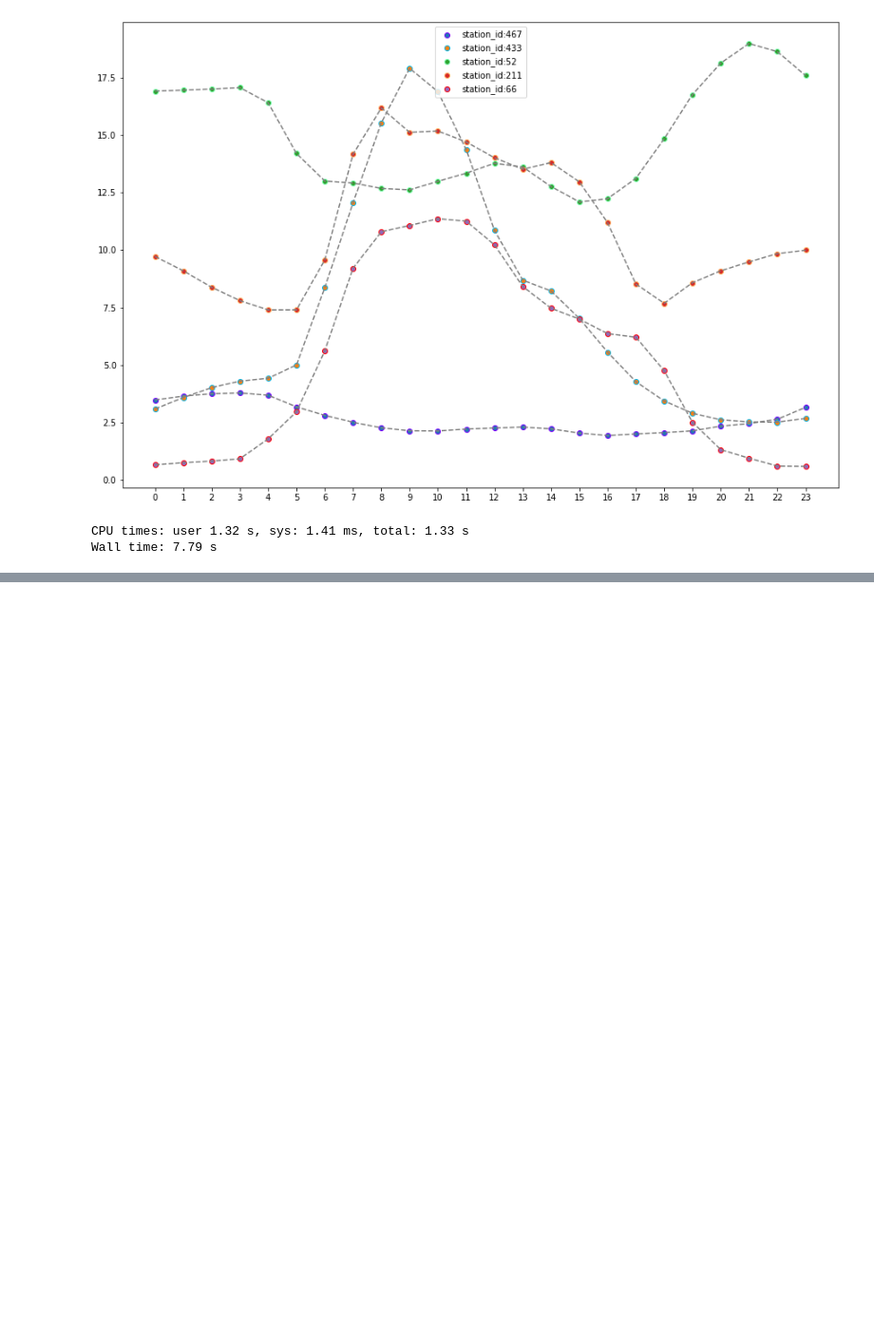
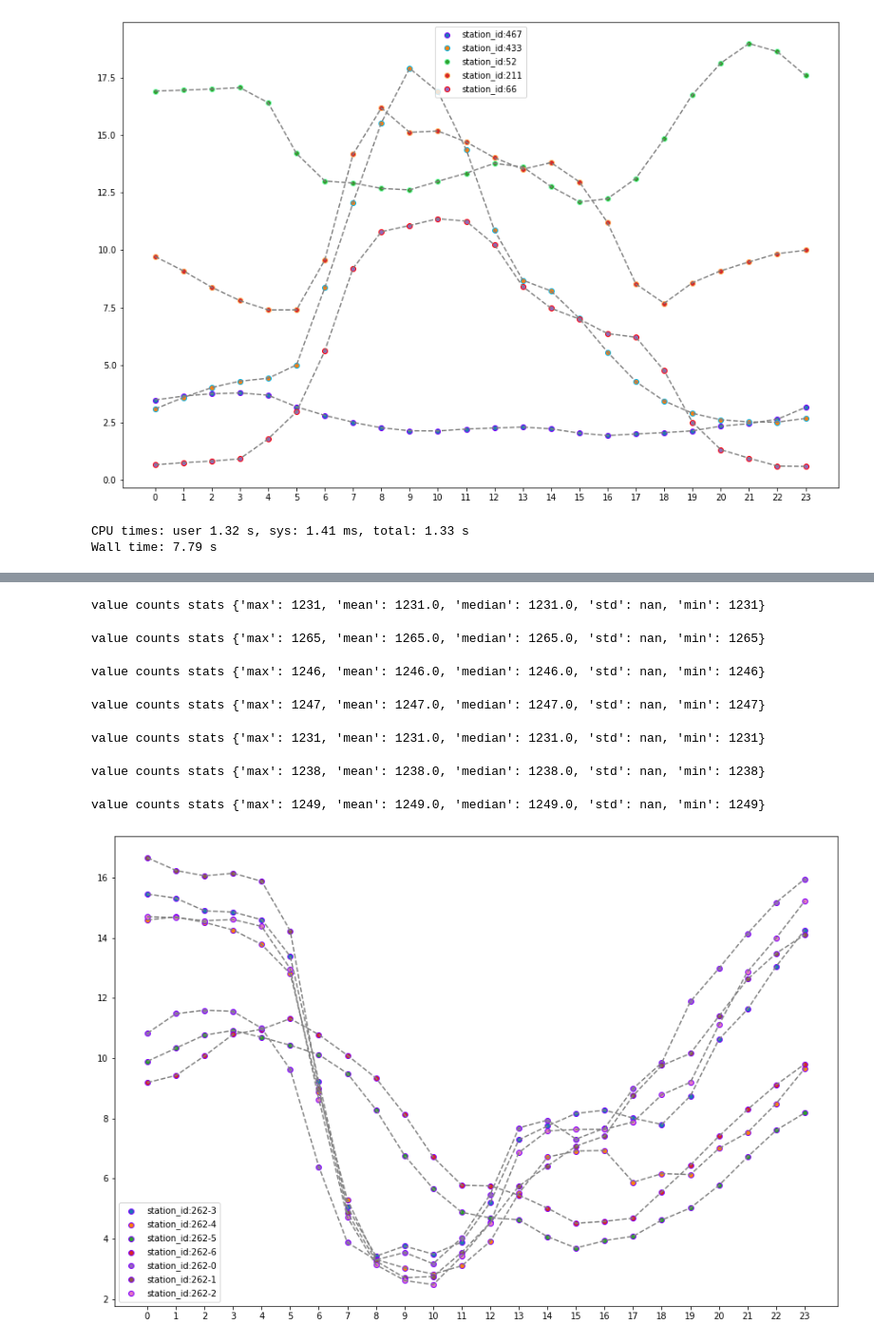
Before and after one commit to or1ol/CaptstoneProject, a Jupyter notebook: 2021_code/ScriptDataExploring.ipynb, the cells around one changed output, grey strips where cells are left out. Shown at 95% size. Cells and saved outputs as stored; diff of their text form; code cells hidden in the pictures; blank space fills up the shorter version.

```diff
--- a/2021_code/ScriptDataExploring.ipynb
+++ b/2021_code/ScriptDataExploring.ipynb
@@ -540,0 +582,32 @@ Wall time: 9.22 s
+# %%
+%%time
+
+station_of_interest = 262
+
+for dayaofweek in uniques['dayofweek_last_updated_date']:
+
+    data_of_interest = data[2021][(data[2021].dayofweek_last_updated_date == dayaofweek) & (data[2021].station_id == station_of_interest)]
+
+    scatter_columns(
+        data_of_interest,
+        'hour_last_updated_date',
+        'num_bikes_available',
+        'station_id',
+        tail=False,
+        xticks=np.asarray(uniques['hour_last_updated_date']),
+        figsize=(15,10),
+        count=1,
+        label=f'{dayaofweek}'
+    )
+
+#plt.legend(uniques['dayofweek_last_updated_date']) # keys.astype(np.int)
+plt.show()
+# %% [output]
+value counts stats {'max': 1231, 'mean': 1231.0, 'median': 1231.0, 'std': nan, 'min': 1231}
+value counts stats {'max': 1265, 'mean': 1265.0, 'median': 1265.0, 'std': nan, 'min': 1265}
+value counts stats {'max': 1246, 'mean': 1246.0, 'median': 1246.0, 'std': nan, 'min': 1246}
+value counts stats {'max': 1247, 'mean': 1247.0, 'median': 1247.0, 'std': nan, 'min': 1247}
+value counts stats {'max': 1231, 'mean': 1231.0, 'median': 1231.0, 'std': nan, 'min': 1231}
+value counts stats {'max': 1238, 'mean': 1238.0, 'median': 1238.0, 'std': nan, 'min': 1238}
+value counts stats {'max': 1249, 'mean': 1249.0, 'median': 1249.0, 'std': nan, 'min': 1249}
+[figure, added]
```
Also changed, not shown: parts of 5 cells of this notebook, 1 other file.
